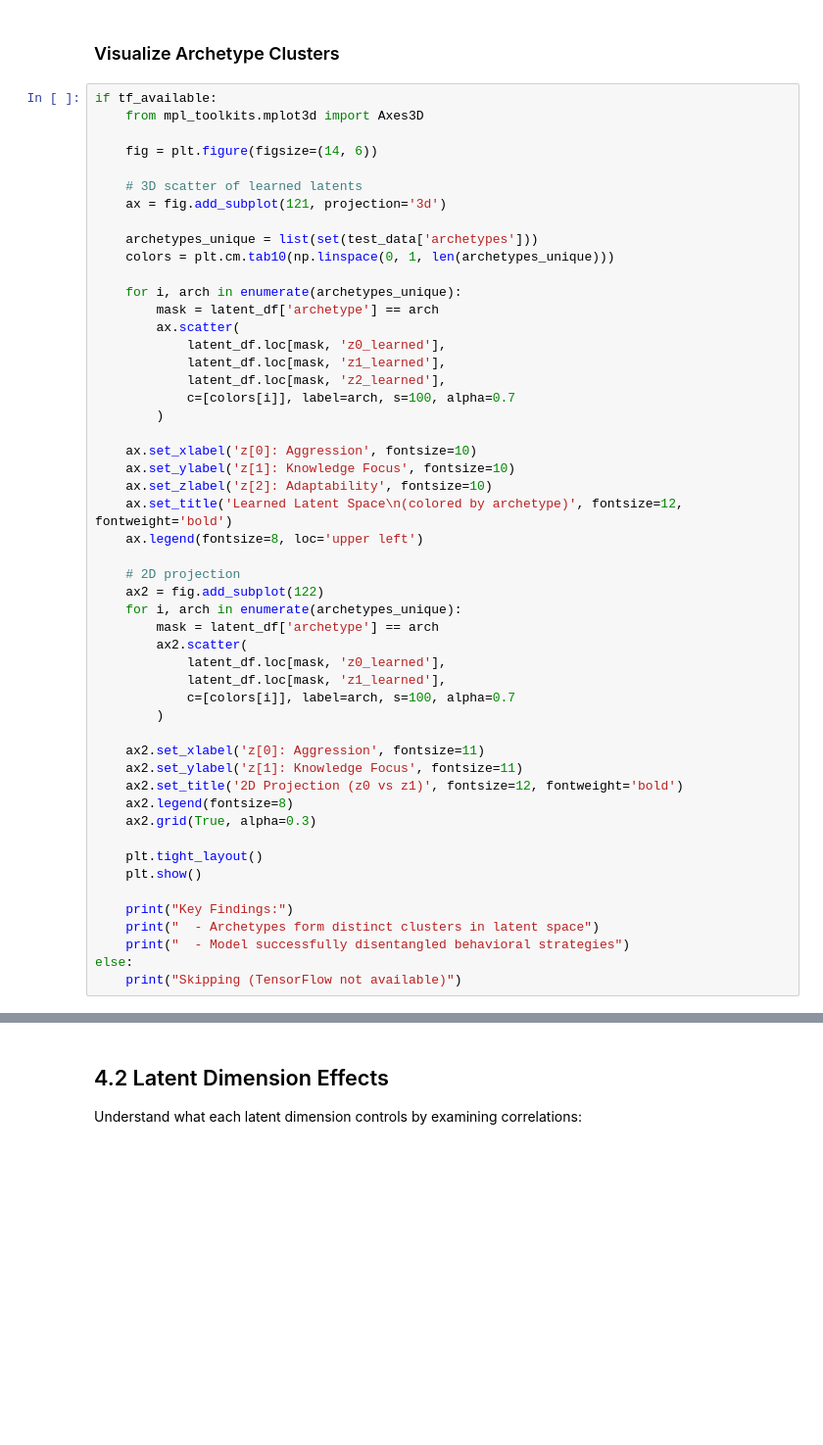
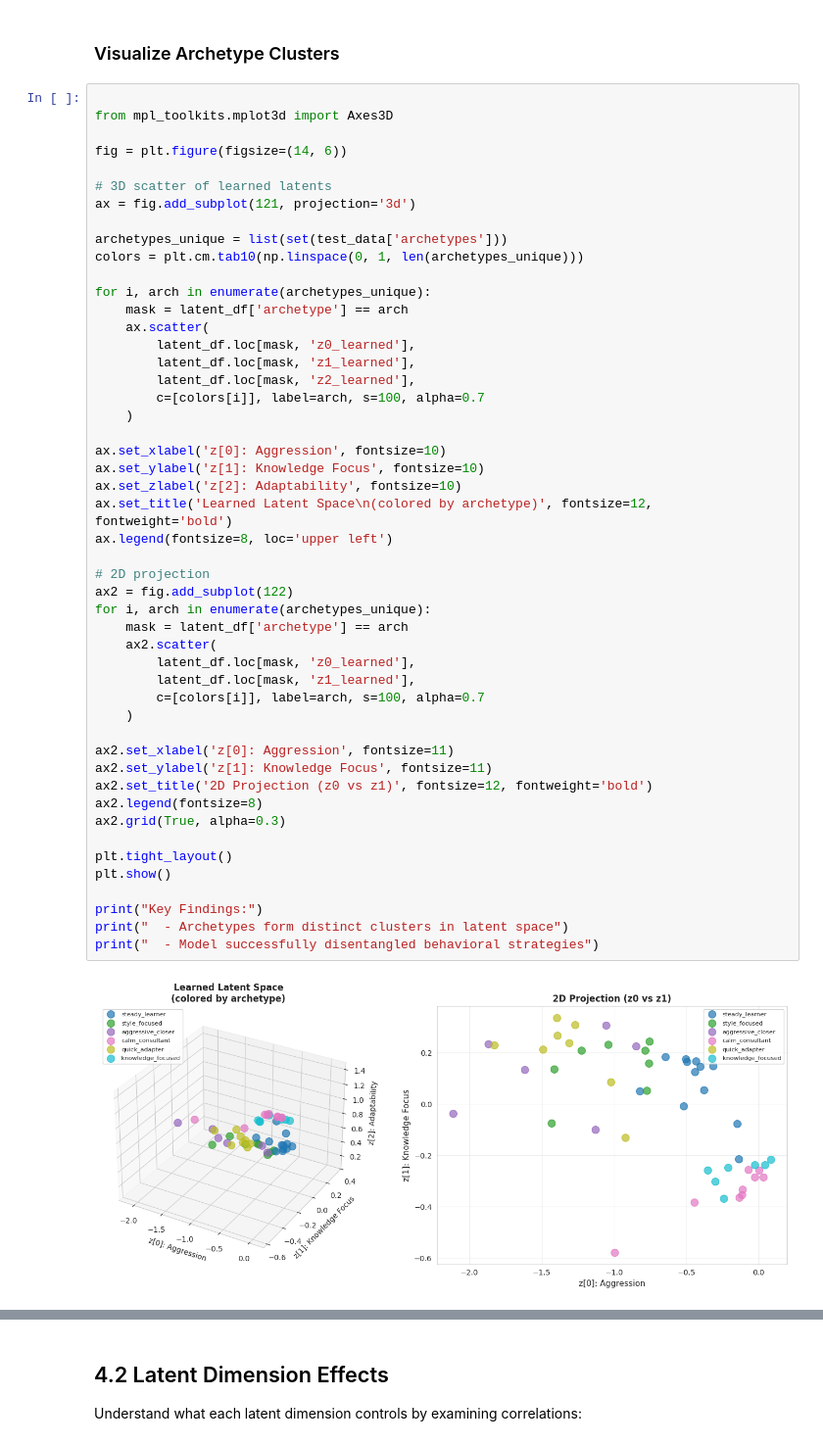
Before and after one commit to zhanshicu/rnn_simulator1, a Jupyter notebook: main.ipynb, the cells around one changed output, grey strips where cells are left out. Shown: that part at 98% size. Drawn from its saved outputs; the diff is of its cells as text; blank space fills up the shorter version.

```diff
--- a/main.ipynb
+++ b/main.ipynb
@@ -496,53 +585,53 @@ else:
 # %% [markdown]
 ### Visualize Archetype Clusters
 # %%
-if tf_available:
-    from mpl_toolkits.mplot3d import Axes3D
 
-    fig = plt.figure(figsize=(14, 6))
+from mpl_toolkits.mplot3d import Axes3D
 
-    # 3D scatter of learned latents
-    ax = fig.add_subplot(121, projection='3d')
+fig = plt.figure(figsize=(14, 6))
 
-    archetypes_unique = list(set(test_data['archetypes']))
-    colors = plt.cm.tab10(np.linspace(0, 1, len(archetypes_unique)))
+# 3D scatter of learned latents
+ax = fig.add_subplot(121, projection='3d')
 
-    for i, arch in enumerate(archetypes_unique):
-        mask = latent_df['archetype'] == arch
-        ax.scatter(
-            latent_df.loc[mask, 'z0_learned'],
-            latent_df.loc[mask, 'z1_learned'],
-            latent_df.loc[mask, 'z2_learned'],
-            c=[colors[i]], label=arch, s=100, alpha=0.7
-        )
+archetypes_unique = list(set(test_data['archetypes']))
+colors = plt.cm.tab10(np.linspace(0, 1, len(archetypes_unique)))
 
-    ax.set_xlabel('z[0]: Aggression', fontsize=10)
-    ax.set_ylabel('z[1]: Knowledge Focus', fontsize=10)
-    ax.set_zlabel('z[2]: Adaptability', fontsize=10)
-    ax.set_title('Learned Latent Space\n(colored by archetype)', fontsize=12, fontweight='bold')
-    ax.legend(fontsize=8, loc='upper left')
+for i, arch in enumerate(archetypes_unique):
+    mask = latent_df['archetype'] == arch
+    ax.scatter(
+        latent_df.loc[mask, 'z0_learned'],
+        latent_df.loc[mask, 'z1_learned'],
+        latent_df.loc[mask, 'z2_learned'],
+        c=[colors[i]], label=arch, s=100, alpha=0.7
+    )
 
-    # 2D projection
-    ax2 = fig.add_subplot(122)
-    for i, arch in enumerate(archetypes_unique):
-        mask = latent_df['archetype'] == arch
-        ax2.scatter(
-            latent_df.loc[mask, 'z0_learned'],
-            latent_df.loc[mask, 'z1_learned'],
-            c=[colors[i]], label=arch, s=100, alpha=0.7
-        )
+ax.set_xlabel('z[0]: Aggression', fontsize=10)
+ax.set_ylabel('z[1]: Knowledge Focus', fontsize=10)
+ax.set_zlabel('z[2]: Adaptability', fontsize=10)
+ax.set_title('Learned Latent Space\n(colored by archetype)', fontsize=12, fontweight='bold')
+ax.legend(fontsize=8, loc='upper left')
 
-    ax2.set_xlabel('z[0]: Aggression', fontsize=11)
-    ax2.set_ylabel('z[1]: Knowledge Focus', fontsize=11)
-    ax2.set_title('2D Projection (z0 vs z1)', fontsize=12, fontweight='bold')
-    ax2.legend(fontsize=8)
-    ax2.grid(True, alpha=0.3)
+# 2D projection
+ax2 = fig.add_subplot(122)
+for i, arch in enumerate(archetypes_unique):
+    mask = latent_df['archetype'] == arch
+    ax2.scatter(
+        latent_df.loc[mask, 'z0_learned'],
+        latent_df.loc[mask, 'z1_learned'],
+        c=[colors[i]], label=arch, s=100, alpha=0.7
+    )
 
-    plt.tight_layout()
-    plt.show()
+ax2.set_xlabel('z[0]: Aggression', fontsize=11)
+ax2.set_ylabel('z[1]: Knowledge Focus', fontsize=11)
+ax2.set_title('2D Projection (z0 vs z1)', fontsize=12, fontweight='bold')
+ax2.legend(fontsize=8)
+ax2.grid(True, alpha=0.3)
 
-    print("Key Findings:")
-    print("  - Archetypes form distinct clusters in latent space")
-    print("  - Model successfully disentangled behavioral strategies")
-else:
-    print("Skipping (TensorFlow not available)")
+plt.tight_layout()
+plt.show()
+
+print("Key Findings:")
+print("  - Archetypes form distinct clusters in latent space")
+print("  - Model successfully disentangled behavioral strategies")
+# %% [output]
+[figure, added]
```
Also changed, not shown: parts of 14 cells of this notebook, 1 other file.
